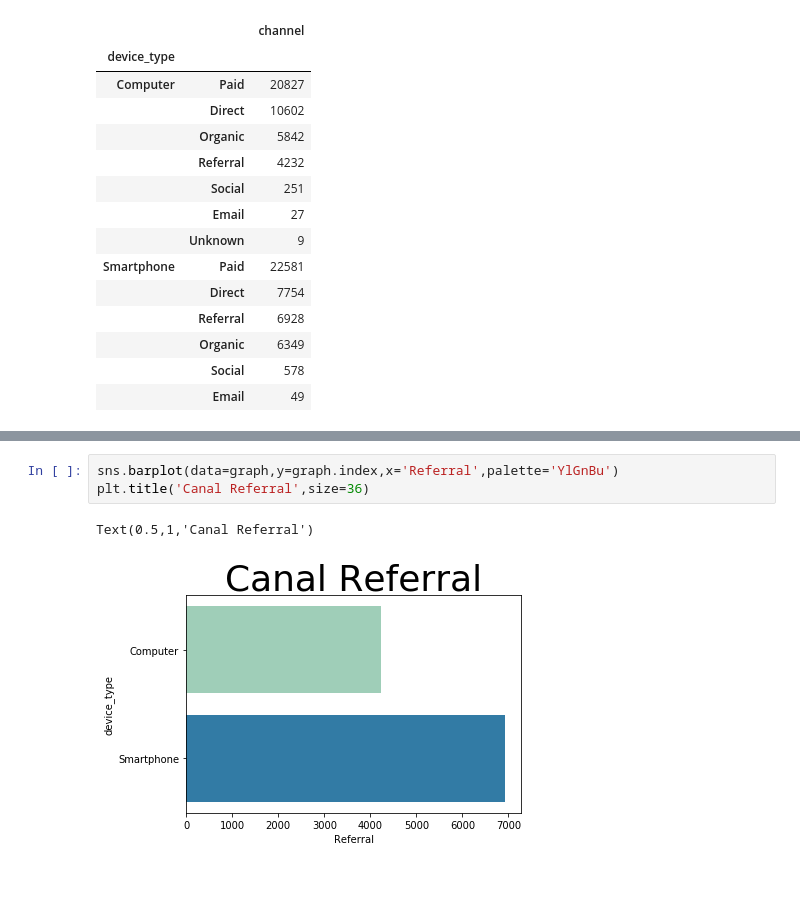
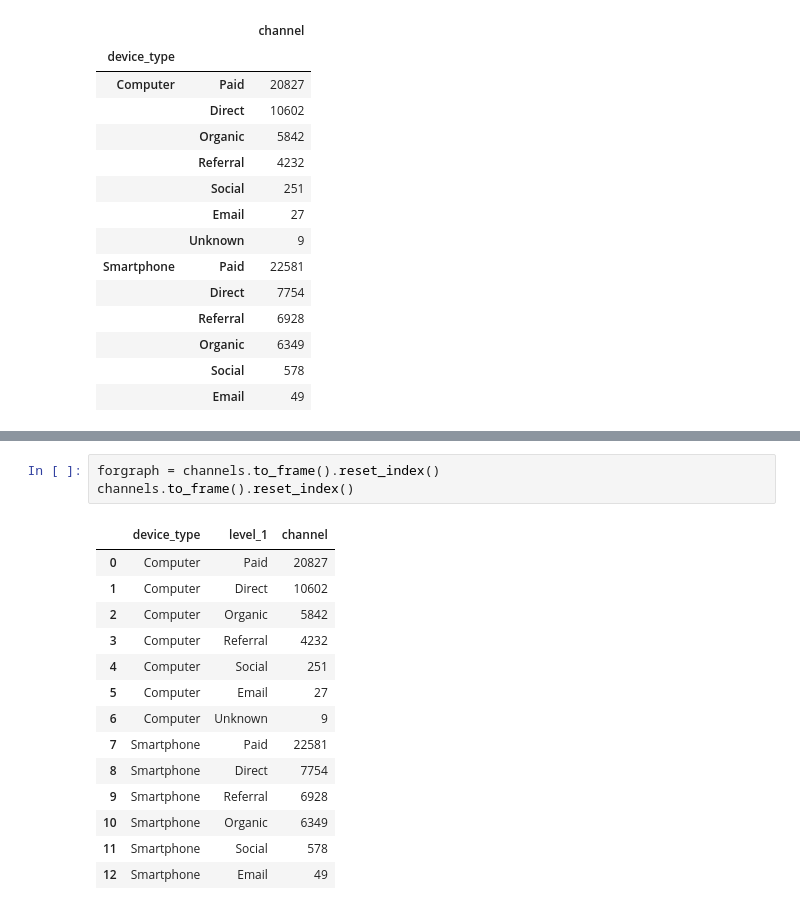
Before and after one commit to javier2409/TP1Datos2C2018, a Jupyter notebook: device type.ipynb, the cells around one changed output, grey strips where cells are left out. Cells and saved outputs as stored; diff of their text form; blank space fills up the shorter version.

```diff
--- a/device type.ipynb
+++ b/device type.ipynb
@@ -145,6 +108,18 @@ Text(0.5,1,'Canal Organic')
-# %%
-sns.barplot(data=graph,y=graph.index,x='Referral',palette='YlGnBu')
-plt.title('Canal Referral',size=36)
-# %% [output]
-Text(0.5,1,'Canal Referral')
-[figure, removed]
+# %%
+forgraph = channels.to_frame().reset_index()
+channels.to_frame().reset_index()
+# %% [output]
+|  | device_type | level_1 | channel |
+| 0 | Computer | Paid | 20827 |
+| 1 | Computer | Direct | 10602 |
+| 2 | Computer | Organic | 5842 |
+| 3 | Computer | Referral | 4232 |
+| 4 | Computer | Social | 251 |
+| 5 | Computer | Email | 27 |
+| 6 | Computer | Unknown | 9 |
+| 7 | Smartphone | Paid | 22581 |
+| 8 | Smartphone | Direct | 7754 |
+| 9 | Smartphone | Referral | 6928 |
+| 10 | Smartphone | Organic | 6349 |
+| 11 | Smartphone | Social | 578 |
+| 12 | Smartphone | Email | 49 |
```
Also changed, not shown: parts of 9 cells of this notebook, 25 other files.
